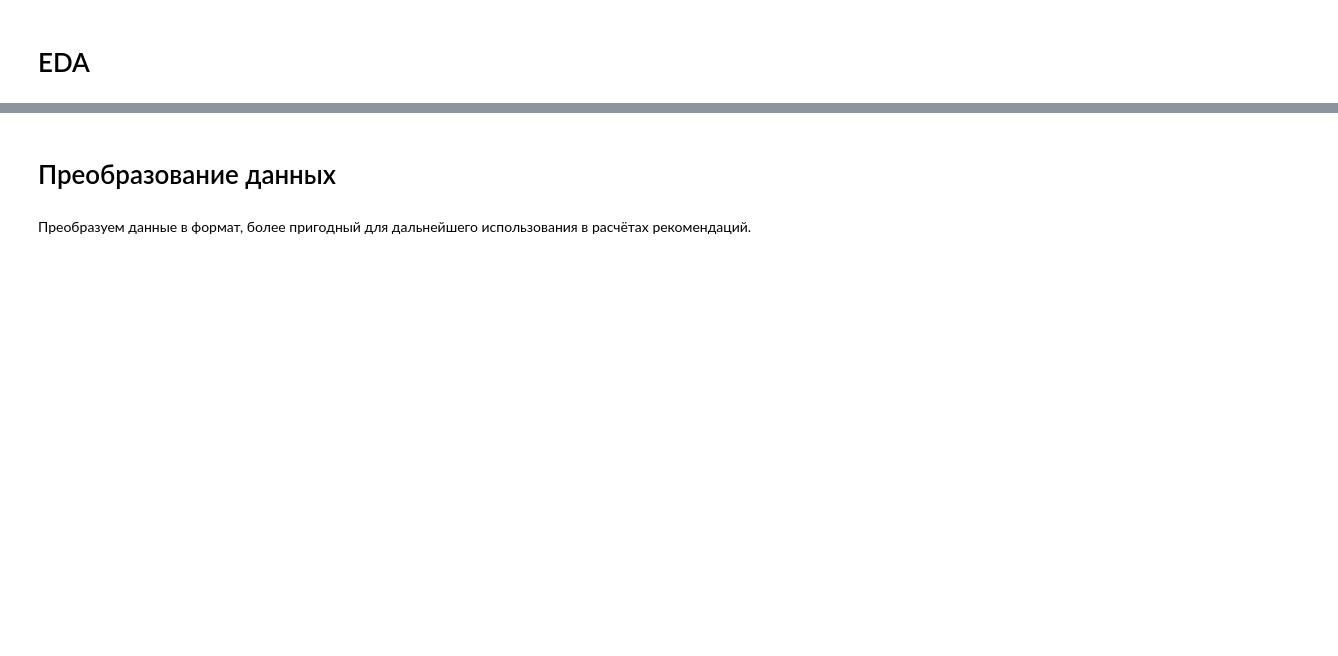
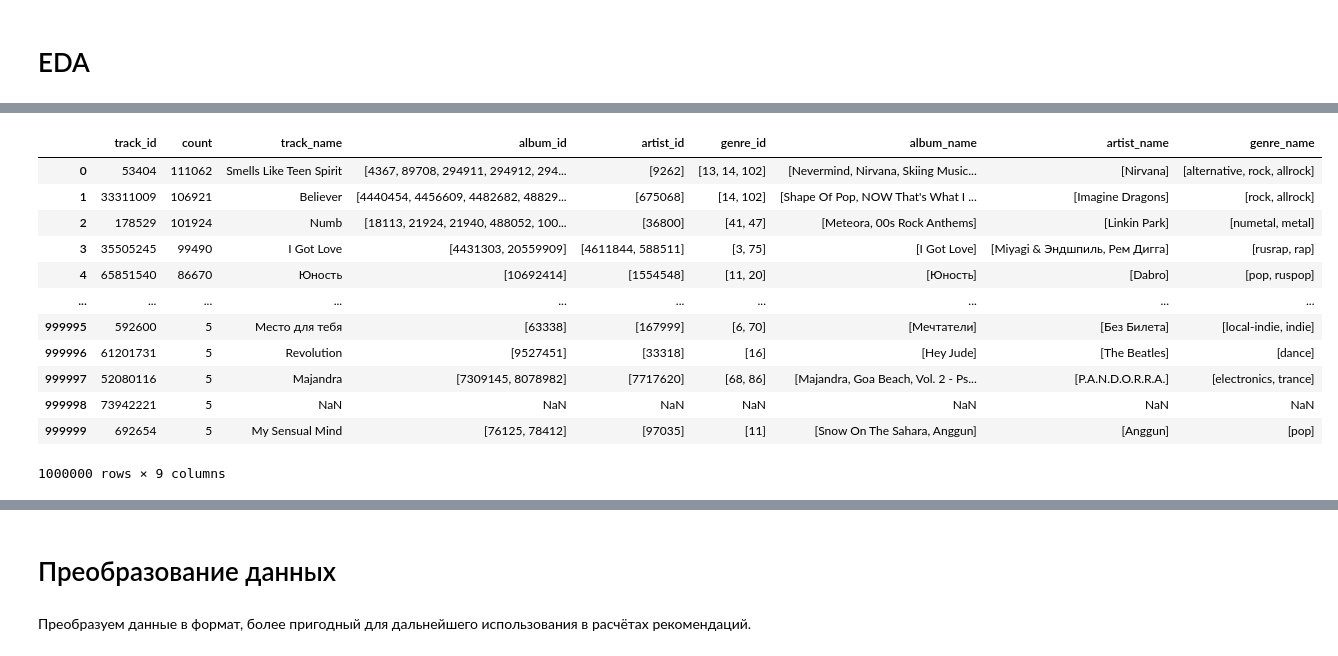
Before and after one commit to khromenko/mle-project-sprint-4-v001, a Jupyter notebook: recommendations.ipynb, the cells around one changed output, grey strips where cells are left out. Drawn from its saved outputs; the diff is of its cells as text; code cells hidden in the pictures; blank space fills up the shorter version.

```diff
--- a/recommendations.ipynb
+++ b/recommendations.ipynb
@@ -259,0 +571,24 @@ interactions.started_at.min(), interactions.started_at.max(),
+# %%
+tracks_polularity = pd.DataFrame(interactions['track_id'].value_counts().sort_values(ascending=False).reset_index()).set_index('track_id') \
+    .merge(
+        tracks_flat_combined.set_index('track_id'),
+        on='track_id',
+        how='left'
+    ) \
+    .reset_index()
+
+tracks_polularity
+# %% [output]
+|  | track_id | count | track_name | album_id | artist_id | genre_id | album_name | artist_name | genre_name |
+| 0 | 53404 | 111062 | Smells Like Teen Spirit | [4367, 89708, 294911, 294912, 294... | [9262] | [13, 14, 102] | [Nevermind, Nirvana, Skiing Music... | [Nirvana] | [alternative, rock, allrock] |
+| 1 | 33311009 | 106921 | Believer | [4440454, 4456609, 4482682, 48829... | [675068] | [14, 102] | [Shape Of Pop, NOW That's What I ... | [Imagine Dragons] | [rock, allrock] |
+| 2 | 178529 | 101924 | Numb | [18113, 21924, 21940, 488052, 100... | [36800] | [41, 47] | [Meteora, 00s Rock Anthems] | [Linkin Park] | [numetal, metal] |
+| 3 | 35505245 | 99490 | I Got Love | [4431303, 20559909] | [4611844, 588511] | [3, 75] | [I Got Love] | [Miyagi & Эндшпиль, Рем Дигга] | [rusrap, rap] |
+| 4 | 65851540 | 86670 | Юность | [10692414] | [1554548] | [11, 20] | [Юность] | [Dabro] | [pop, ruspop] |
+| ... | ... | ... | ... | ... | ... | ... | ... | ... | ... |
+| 999995 | 592600 | 5 | Место для тебя | [63338] | [167999] | [6, 70] | [Мечтатели] | [Без Билета] | [local-indie, indie] |
+| 999996 | 61201731 | 5 | Revolution | [9527451] | [33318] | [16] | [Hey Jude] | [The Beatles] | [dance] |
+| 999997 | 52080116 | 5 | Majandra | [7309145, 8078982] | [7717620] | [68, 86] | [Majandra, Goa Beach, Vol. 2 - Ps... | [P.A.N.D.O.R.R.A.] | [electronics, trance] |
+| 999998 | 73942221 | 5 | NaN | NaN | NaN | NaN | NaN | NaN | NaN |
+| 999999 | 692654 | 5 | My Sensual Mind | [76125, 78412] | [97035] | [11] | [Snow On The Sahara, Anggun] | [Anggun] | [pop] |
+1000000 rows × 9 columns
```
Also changed, not shown: parts of 48 cells of this notebook.
